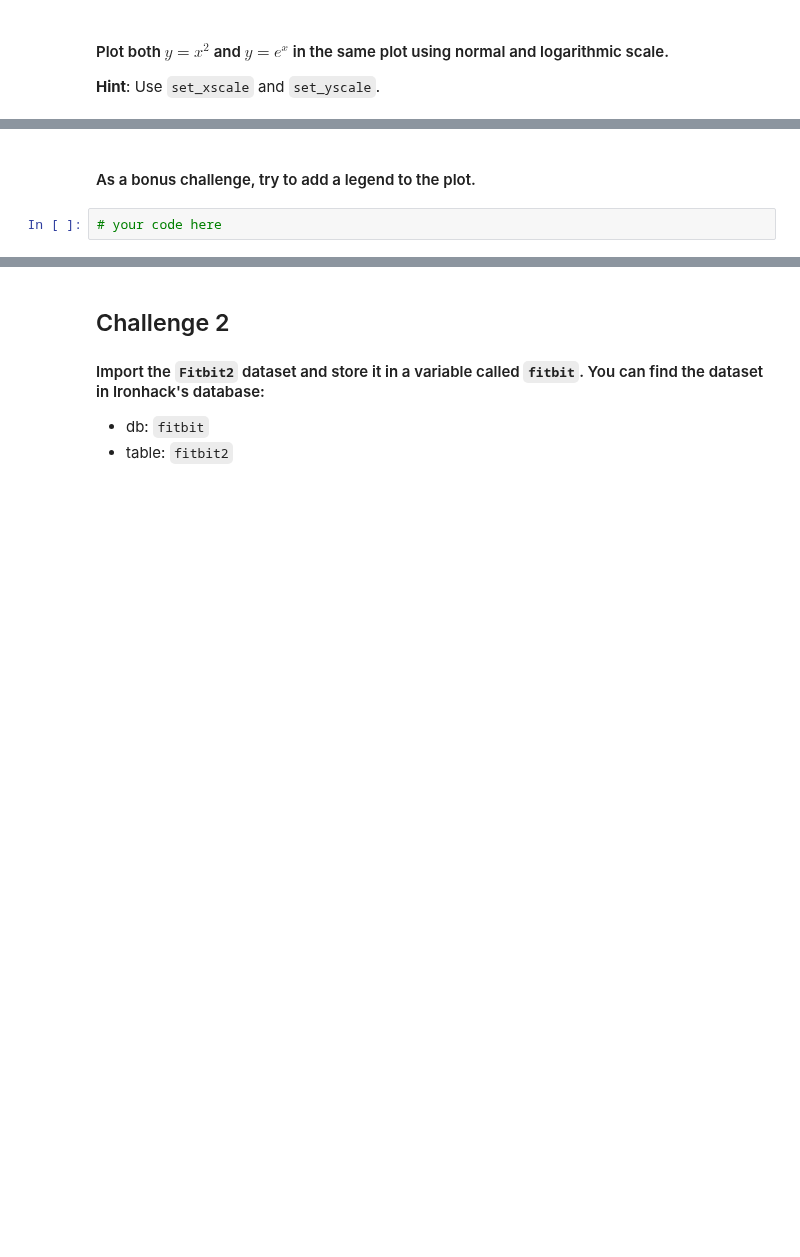
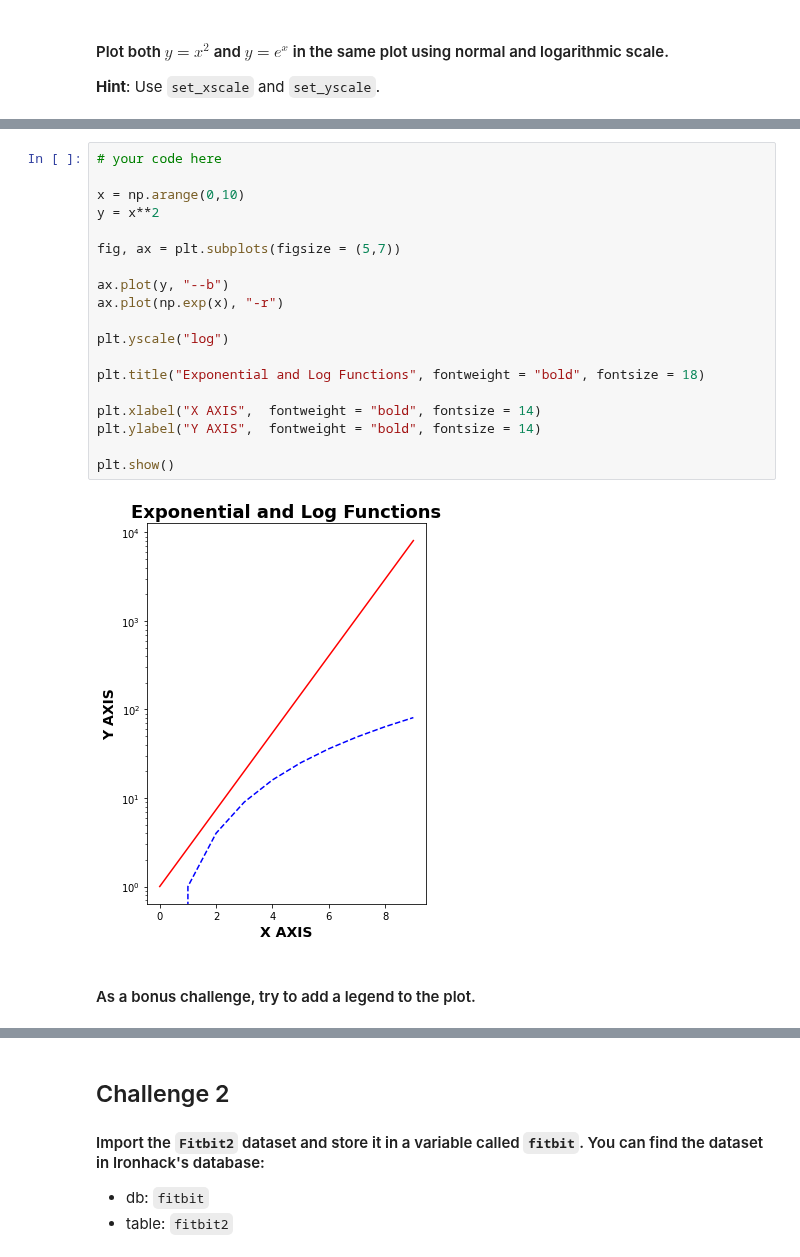
Before and after one commit to ta-data-lis/lab-matplotlib-seaborn, a Jupyter notebook: your-code/main.ipynb, the cells around one changed output, grey strips where cells are left out. Drawn from its saved outputs; the diff is of its cells as text; blank space fills up the shorter version.

```diff
--- a/your-code/main.ipynb
+++ b/your-code/main.ipynb
@@ -41,4 +75,23 @@ If you want, try to add a title to the plot or even axes labels. You can also pl
+# %%
+# your code here
+
+x = np.arange(0,10)
+y = x**2
+
+fig, ax = plt.subplots(figsize = (5,7))
+
+ax.plot(y, "--b")
+ax.plot(np.exp(x), "-r")
+
+plt.yscale("log")
+
+plt.title("Exponential and Log Functions", fontweight = "bold", fontsize = 18)
+
+plt.xlabel("X AXIS",  fontweight = "bold", fontsize = 14)
+plt.ylabel("Y AXIS",  fontweight = "bold", fontsize = 14)
+
+plt.show()
+# %% [output]
+[figure, added]
 # %% [markdown]
 #### As a bonus challenge, try to add a legend to the plot.
-# %%
-# your code here
```
Also changed, not shown: parts of 49 cells of this notebook.
